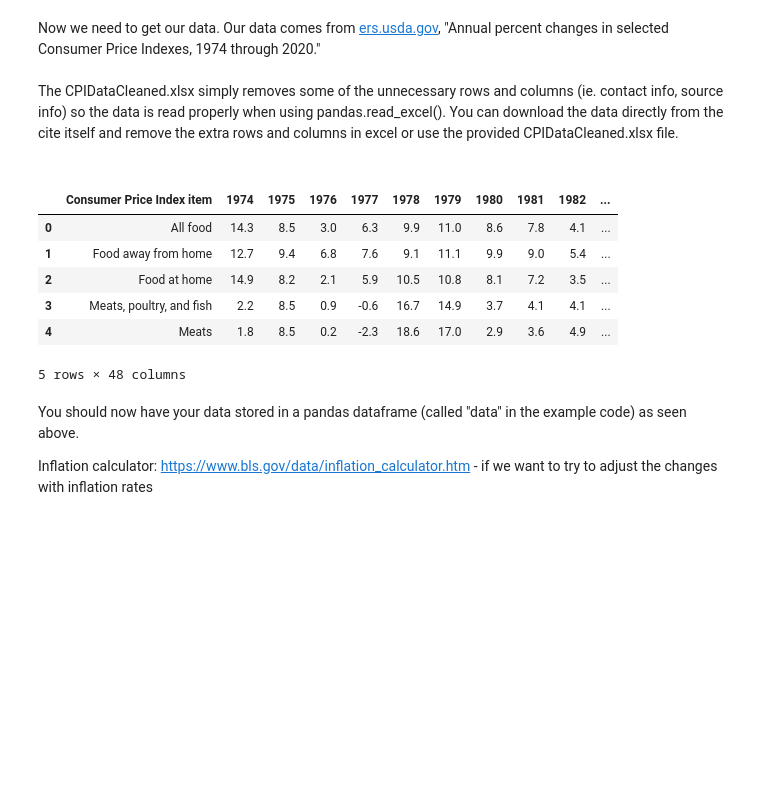
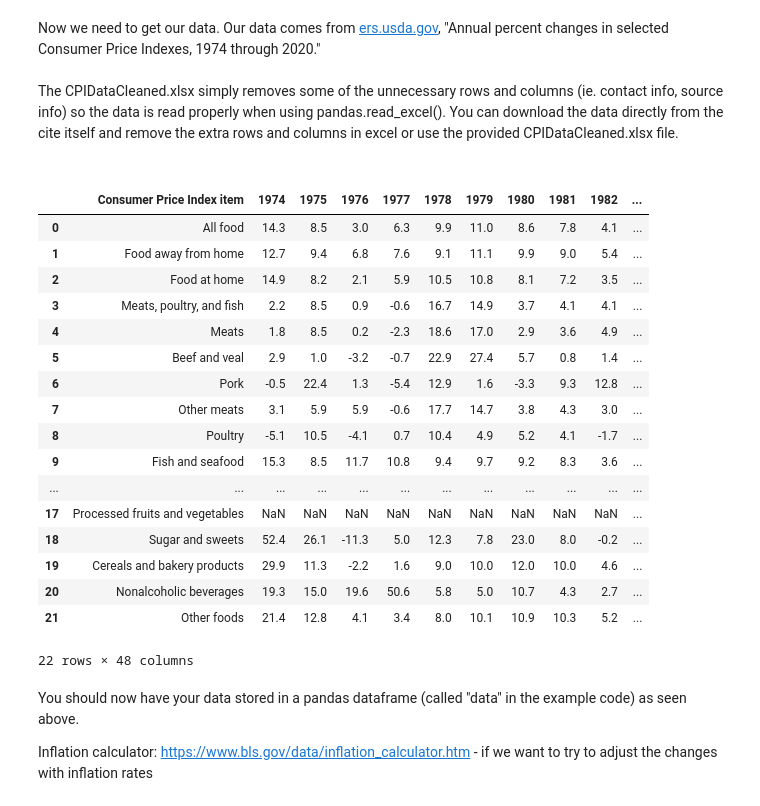
Before and after one commit to Zhu-Daniel/FoodPriceOutlookML, a Jupyter notebook: cmsc320finalproj.ipynb, the cells around one changed output. Drawn from its saved outputs; the diff is of its cells as text; code cells hidden in the pictures; blank space fills up the shorter version.

```diff
--- a/cmsc320finalproj.ipynb
+++ b/cmsc320finalproj.ipynb
@@ -31,19 +31,30 @@ Now we need to get our data. Our data comes from <a href="www.ers.usda.gov/data-
 # %%
 # First, getting the data from https://www.ers.usda.gov/data-products/food-price-outlook.aspx
 # We will be looking at the historical CPI to the changes to food prices over time from 1974 to 2020
 
 # CPIDataCleaned is an excel file that removes some of the unnecessary rows/columns from the original dataset
 
 data = pd.read_excel("CPIDataCleaned.xlsx")
-data.head()
+data
 # %% [output]
 |  | Consumer Price Index item | 1974 | 1975 | 1976 | 1977 | 1978 | 1979 | 1980 | 1981 | 1982 | ... |
 | 0 | All food | 14.3 | 8.5 | 3.0 | 6.3 | 9.9 | 11.0 | 8.6 | 7.8 | 4.1 | ... |
 | 1 | Food away from home | 12.7 | 9.4 | 6.8 | 7.6 | 9.1 | 11.1 | 9.9 | 9.0 | 5.4 | ... |
 | 2 | Food at home | 14.9 | 8.2 | 2.1 | 5.9 | 10.5 | 10.8 | 8.1 | 7.2 | 3.5 | ... |
 | 3 | Meats, poultry, and fish | 2.2 | 8.5 | 0.9 | -0.6 | 16.7 | 14.9 | 3.7 | 4.1 | 4.1 | ... |
 | 4 | Meats | 1.8 | 8.5 | 0.2 | -2.3 | 18.6 | 17.0 | 2.9 | 3.6 | 4.9 | ... |
+| 5 | Beef and veal | 2.9 | 1.0 | -3.2 | -0.7 | 22.9 | 27.4 | 5.7 | 0.8 | 1.4 | ... |
+| 6 | Pork | -0.5 | 22.4 | 1.3 | -5.4 | 12.9 | 1.6 | -3.3 | 9.3 | 12.8 | ... |
+| 7 | Other meats | 3.1 | 5.9 | 5.9 | -0.6 | 17.7 | 14.7 | 3.8 | 4.3 | 3.0 | ... |
+| 8 | Poultry | -5.1 | 10.5 | -4.1 | 0.7 | 10.4 | 4.9 | 5.2 | 4.1 | -1.7 | ... |
+| 9 | Fish and seafood | 15.3 | 8.5 | 11.7 | 10.8 | 9.4 | 9.7 | 9.2 | 8.3 | 3.6 | ... |
+| ... | ... | ... | ... | ... | ... | ... | ... | ... | ... | ... | ... |
+| 17 | Processed fruits and vegetables | NaN | NaN | NaN | NaN | NaN | NaN | NaN | NaN | NaN | ... |
+| 18 | Sugar and sweets | 52.4 | 26.1 | -11.3 | 5.0 | 12.3 | 7.8 | 23.0 | 8.0 | -0.2 | ... |
+| 19 | Cereals and bakery products | 29.9 | 11.3 | -2.2 | 1.6 | 9.0 | 10.0 | 12.0 | 10.0 | 4.6 | ... |
+| 20 | Nonalcoholic beverages | 19.3 | 15.0 | 19.6 | 50.6 | 5.8 | 5.0 | 10.7 | 4.3 | 2.7 | ... |
+| 21 | Other foods | 21.4 | 12.8 | 4.1 | 3.4 | 8.0 | 10.1 | 10.9 | 10.3 | 5.2 | ... |
-5 rows × 48 columns
+22 rows × 48 columns
 # %% [markdown]
 You should now have your data stored in a pandas dataframe (called "data" in the example code) as seen above.
 
```
Also changed, not shown: parts of 5 cells of this notebook.
